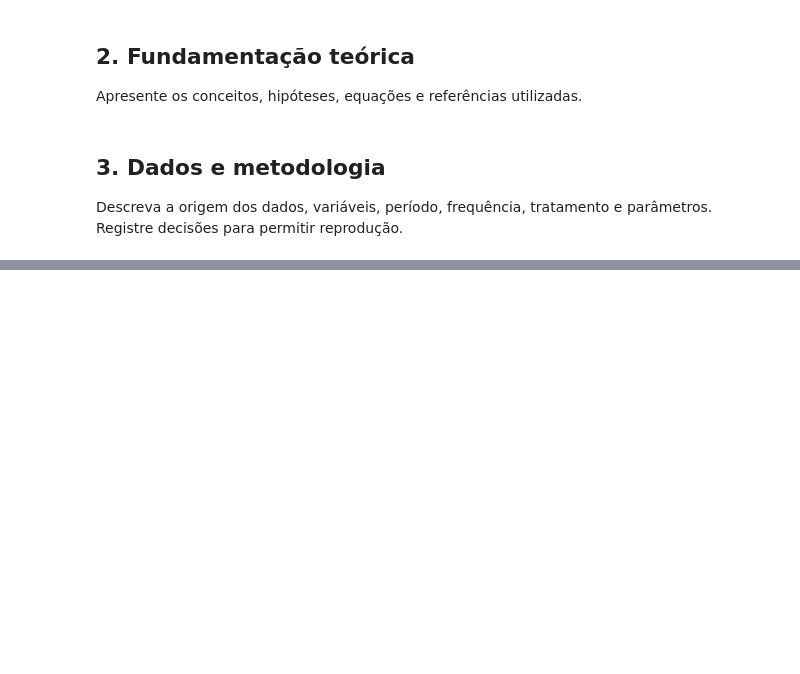
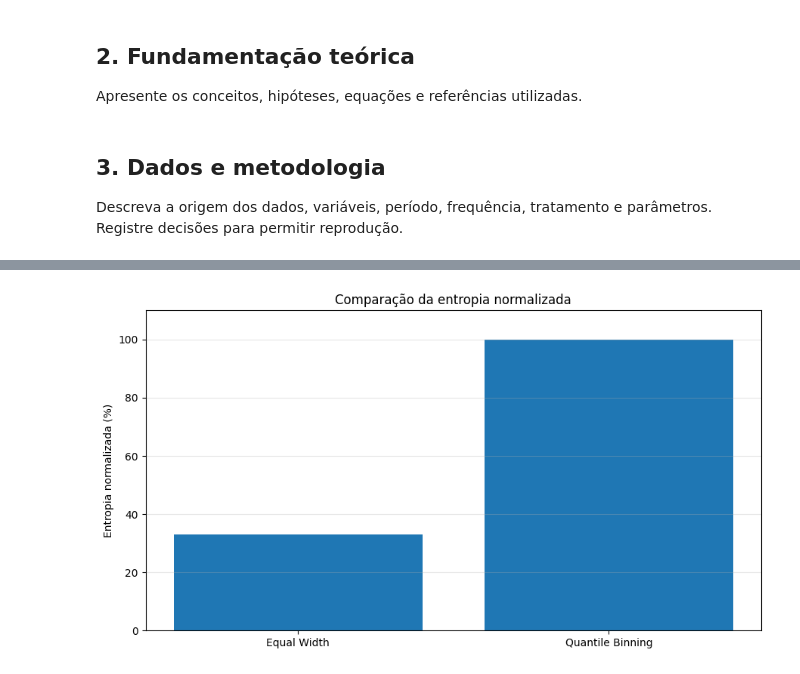
Before and after one commit to Raskonikov23/Statistical-Physics-Financial-Markets-main, a Jupyter notebook: notebooks/06_Entropia_Financeira.ipynb, the cells around one changed output, grey strips where cells are left out. Saved outputs shown, nothing was run; the diff lists cells and outputs as text; code cells hidden in the pictures; blank space fills up the shorter version.

```diff
--- a/notebooks/06_Entropia_Financeira.ipynb
+++ b/notebooks/06_Entropia_Financeira.ipynb
@@ -28,0 +258,26 @@ Resuma os principais achados e indique a próxima etapa.
+# %%
+numero_bins = 10
+
+freq_width, limites_width = np.histogram(
+    retornos,
+    bins=numero_bins
+)
+
+prob_width = freq_width / len(retornos)
+
+p_width_validas = prob_width[prob_width > 0]
+
+entropia_width = -np.sum(
+    p_width_validas * np.log2(p_width_validas)
+)
+
+distribuicao_width = pd.DataFrame({
+    "Intervalo_Inferior": limites_width[:-1],
+    "Intervalo_Superior": limites_width[1:],
+    "Frequencia": freq_width,
+    "Probabilidade": prob_width
+})
+
+display(distribuicao_width)
+
+print(f"Entropia Equal Width: {entropia_width:.6f} bits")
@@ -28,0 +406,21 @@ Resuma os principais achados e indique a próxima etapa.
+# %%
+metodos = ["Equal Width", "Quantile Binning"]
+
+entropias = [
+    entropia_width / np.log2(len(freq_width)),
+    entropia_quantile / np.log2(len(freq_quantile))
+]
+
+fig, ax = plt.subplots(figsize=(9, 5))
+
+ax.bar(metodos, np.array(entropias) * 100)
+
+ax.set_title("Comparação da entropia normalizada")
+ax.set_ylabel("Entropia normalizada (%)")
+ax.set_ylim(0, 110)
+ax.grid(axis="y", alpha=0.3)
+
+plt.tight_layout()
+plt.show()
+# %% [output]
+[figure, added]
```
Also changed, not shown: parts of 23 cells of this notebook.
